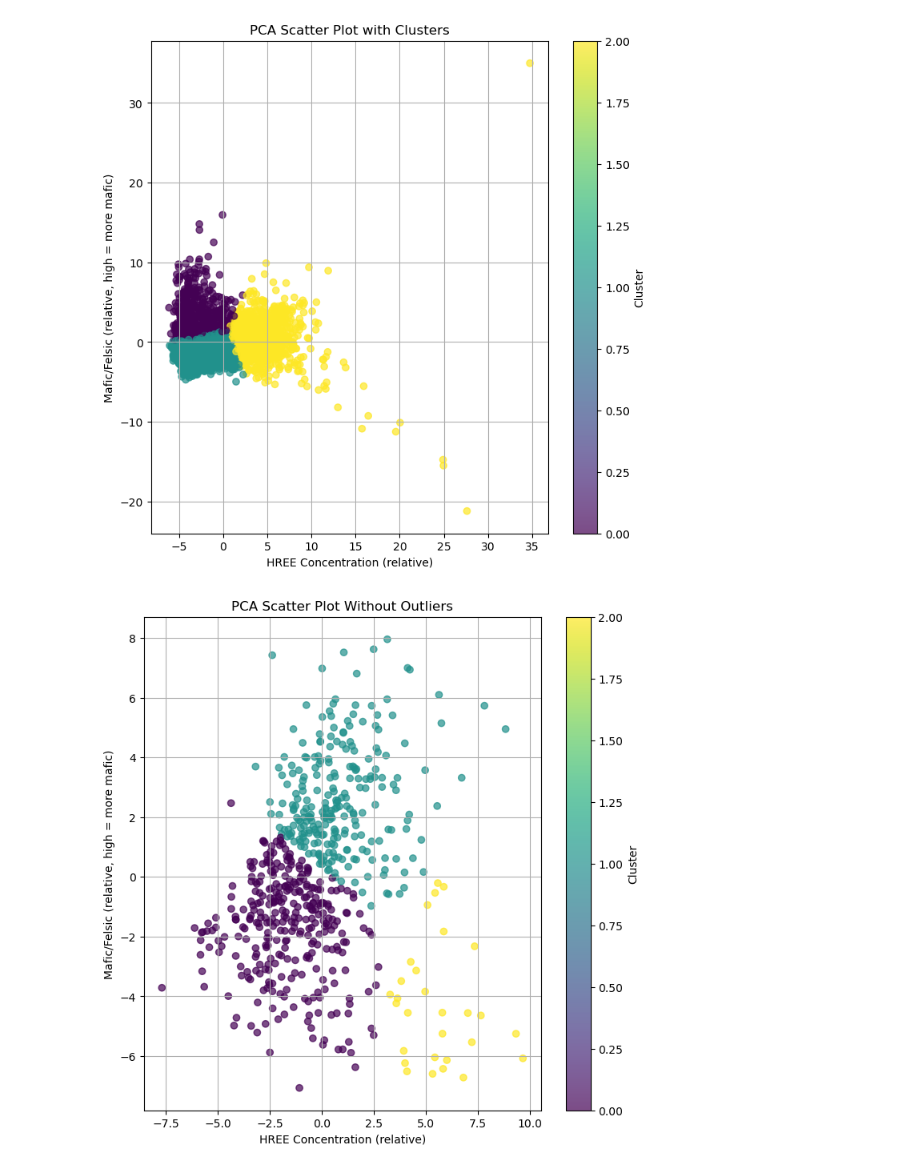
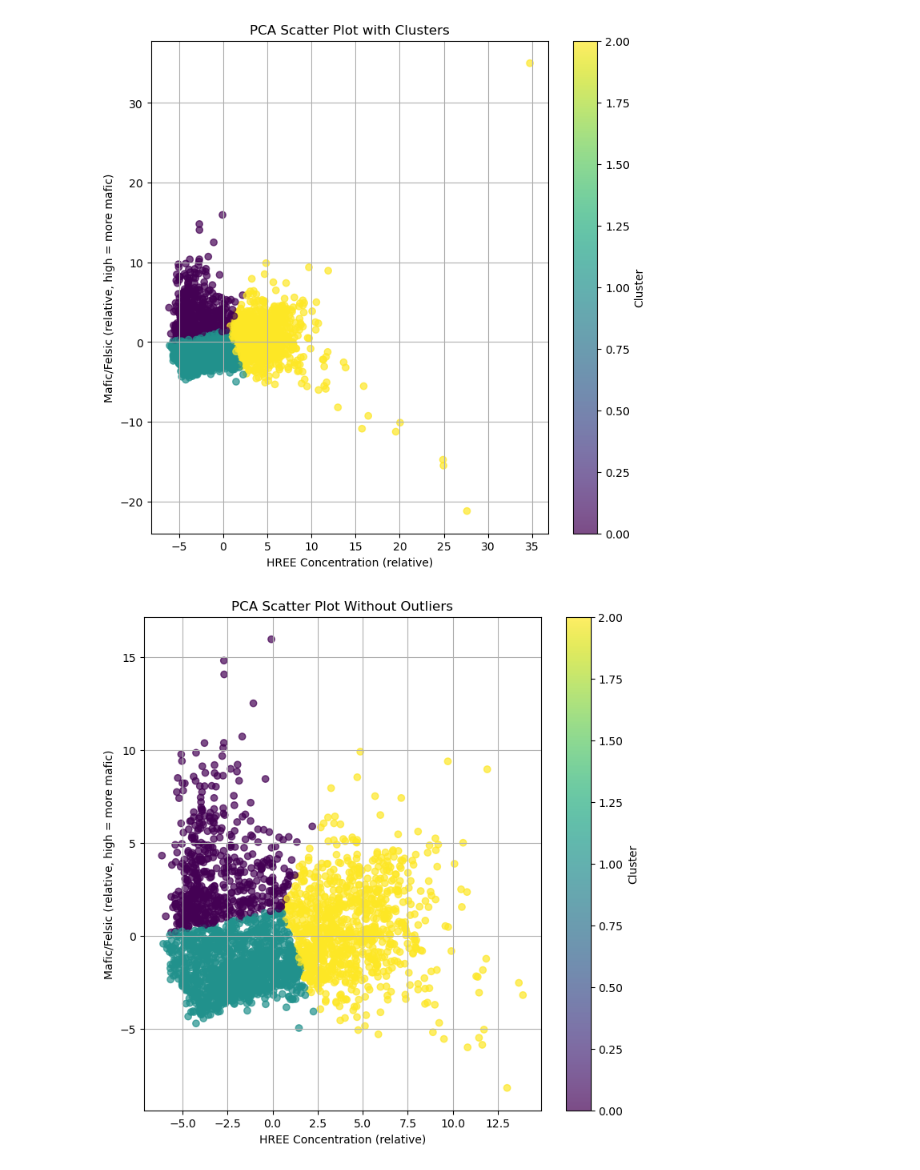
Before and after one commit to tyhowee/personal_code, a Jupyter notebook: data_analysis/gsas_saudi_data.ipynb, the cells around one changed output. Cells and saved outputs as stored; diff of their text form; code cells hidden in the pictures.

```diff
--- a/data_analysis/gsas_saudi_data.ipynb
+++ b/data_analysis/gsas_saudi_data.ipynb
@@ -161,34 +229 @@ def plot_histograms(df, elements, bins=20, lower_cutoff=None, upper_cutoff=None)
     plt.show()
-# %%
-### Clean data
-
-# Identify column labels
-gsas_labels = gsas_raw_data.iloc[2].astype(str).fillna("")  # Row with the units
-gsas_labels = gsas_labels.str.strip()  # Remove leading/trailing whitespace
-gsas_labels = gsas_labels.drop(gsas_labels.index[5])
-
-# Iterate through all column labels and apply appropriate conversions
-for col_index, unit in enumerate(gsas_labels):
-    if unit == "%":
-        # Convert % to ppm (multiply by 10000)
-        gsas_data.iloc[:, col_index] = (
-            gsas_data.iloc[:, col_index].astype(float) * 10000
-        )
-        print(f"Converted column {gsas_data.columns[col_index]} from % to ppm.")
-    elif unit == "ng/g":
-        # Convert ng/g to ppm
-        gsas_data.iloc[:, col_index] = gsas_data.iloc[:, col_index].astype(float) / 1000
-        print(f"Converted column {gsas_data.columns[col_index]} from ng/g to ppm.")
-    elif unit == "mg/kg":
-        # mg/kg is equivalent to ppm, no conversion needed
-        print(
-            f"Column {gsas_data.columns[col_index]} is already in ppm (mg/kg). No conversion applied."
-        )
-    else:
-        # Handle columns with no recognized unit or no conversion needed
-        print(
-            f"Column {gsas_data.columns[col_index]} has unrecognized or no unit. Skipped conversion."
-        )
-
-# Print a summary of the updated columns
-print("Unit conversion completed.")
@@ -214,9 +231,8 @@ Unit conversion completed.
 ### Calculate + plot below detection limit percentage
 
 # Assuming `gsas_raw_data` and `gsas_data` are loaded as in your code
-dl_row1 = gsas_raw_data.iloc[5]
-dl_row2 = gsas_raw_data.iloc[6]
-below_dl_results = calculate_below_detection_percentage(gsas_data, dl_row1, dl_row2)
+dl_rows = [3]
+below_dl_results = calculate_below_detection_percentage(gsas_data, dl_row_indices=dl_rows)
 
 # Print results
 for column, percentage in below_dl_results.items():
@@ -471,30 +487,30 @@ plt.show()
 [figure]
 # %%
 # Define thresholds for PC1 (HREE concentration) and PC2 (mafic/felsic)
-pc1_threshold = 10  # Keep samples with PC1 < 10
-pc2_threshold = 8  # Keep samples with PC2 < 8
+pc1_threshold = 15  # Keep samples with PC1 < n
+pc2_threshold = 20  # Keep samples with PC2 < n
 
 # Filter out outliers
 filtered_data = pca_df[
     (pca_df["PC1"] < pc1_threshold) & (pca_df["PC2"] < pc2_threshold)
 ]
 
 # Replot without outliers
 plt.figure(figsize=(8, 8))
 plt.scatter(
     filtered_data["PC1"],
     filtered_data["PC2"],
     c=filtered_data["Cluster"],
     cmap="viridis",
     alpha=0.7,
 )
 plt.colorbar(label="Cluster")
 plt.title("PCA Scatter Plot Without Outliers")
 plt.xlabel("HREE Concentration (relative)")
 plt.ylabel("Mafic/Felsic (relative, high = more mafic)")
 plt.grid()
 plt.show()
 # %% [output]
-[figure, old version]
+[figure, new version]
 # %%
 # Step 1: Preprocessing - Select numeric geochemical data and standardize
```
Also changed, not shown: parts of 14 cells of this notebook, 1 other file.
